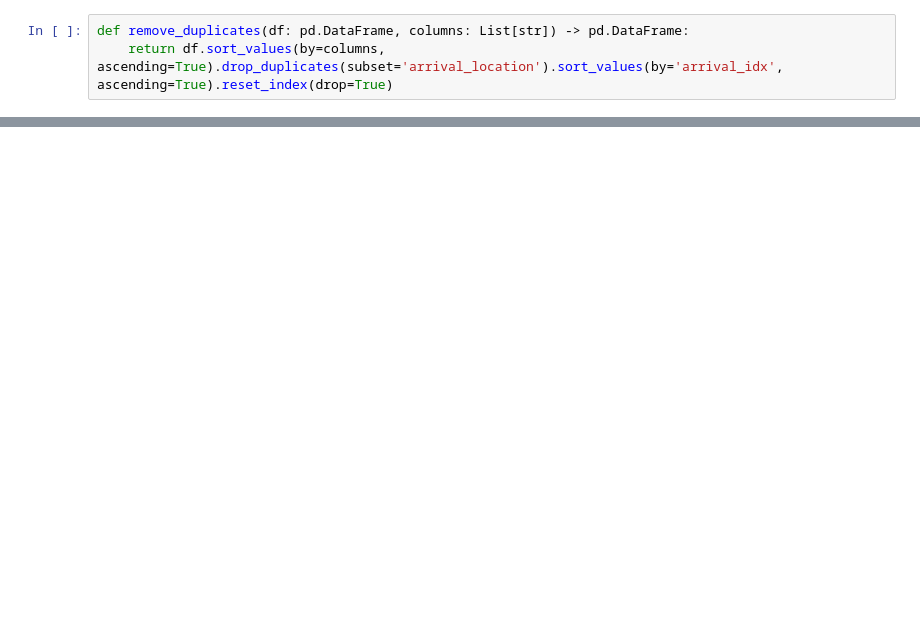
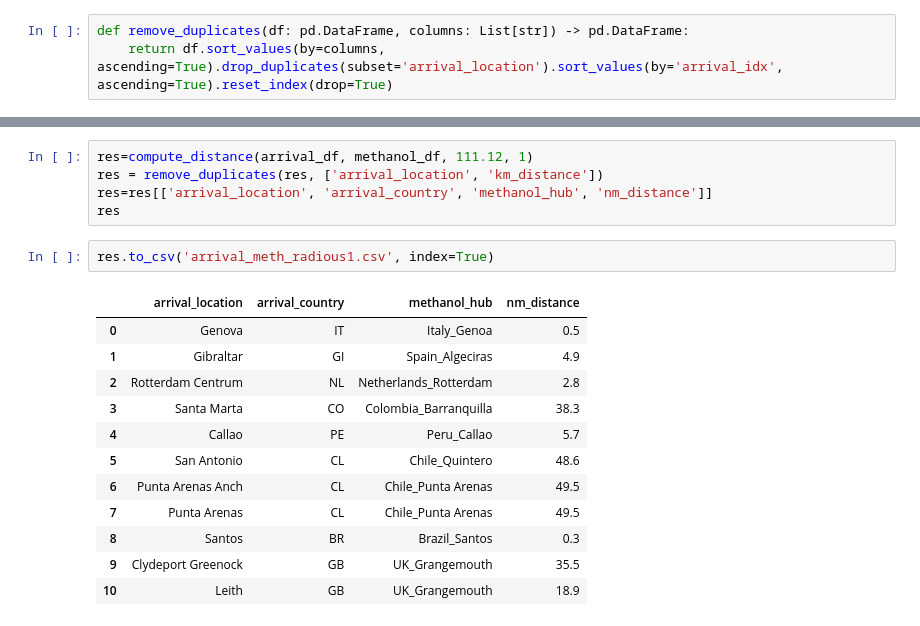
Before and after one commit to simo955/spotted_stuff, a Jupyter notebook: Seby/seby_methanol_computation.ipynb, the cells around one changed output, grey strips where cells are left out. Saved outputs shown, nothing was run; the diff lists cells and outputs as text; blank space fills up the shorter version.

```diff
--- a/Seby/seby_methanol_computation.ipynb
+++ b/Seby/seby_methanol_computation.ipynb
@@ -106,0 +133,20 @@ res2
+# %%
+res=compute_distance(arrival_df, methanol_df, 111.12, 1)
+res = remove_duplicates(res, ['arrival_location', 'km_distance'])
+res=res[['arrival_location', 'arrival_country', 'methanol_hub', 'nm_distance']]
+res
+# %%
+res.to_csv('arrival_meth_radious1.csv', index=True)
+# %% [output]
+|  | arrival_location | arrival_country | methanol_hub | nm_distance |
+| 0 | Genova | IT | Italy_Genoa | 0.5 |
+| 1 | Gibraltar | GI | Spain_Algeciras | 4.9 |
+| 2 | Rotterdam Centrum | NL | Netherlands_Rotterdam | 2.8 |
+| 3 | Santa Marta | CO | Colombia_Barranquilla | 38.3 |
+| 4 | Callao | PE | Peru_Callao | 5.7 |
+| 5 | San Antonio | CL | Chile_Quintero | 48.6 |
+| 6 | Punta Arenas Anch | CL | Chile_Punta Arenas | 49.5 |
+| 7 | Punta Arenas | CL | Chile_Punta Arenas | 49.5 |
+| 8 | Santos | BR | Brazil_Santos | 0.3 |
+| 9 | Clydeport Greenock | GB | UK_Grangemouth | 35.5 |
+| 10 | Leith | GB | UK_Grangemouth | 18.9 |
```
Also changed, not shown: parts of 25 cells of this notebook.
